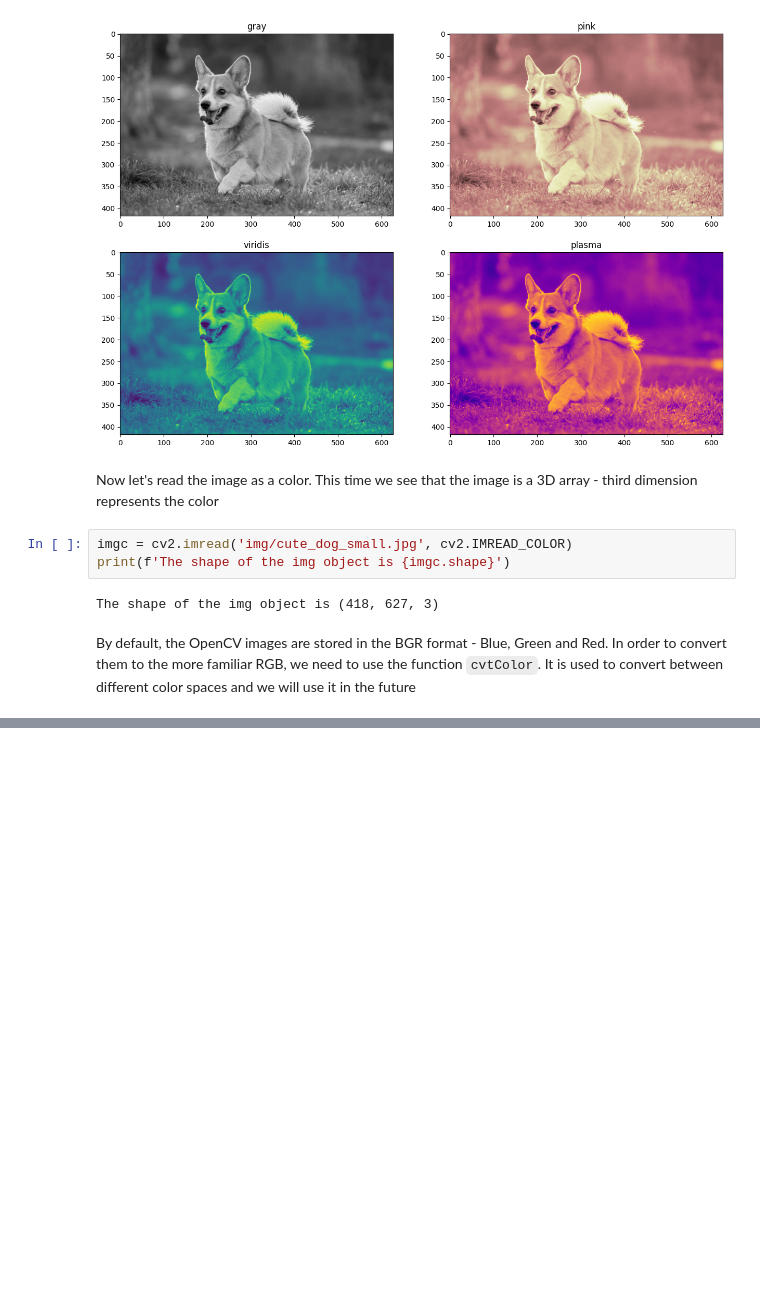
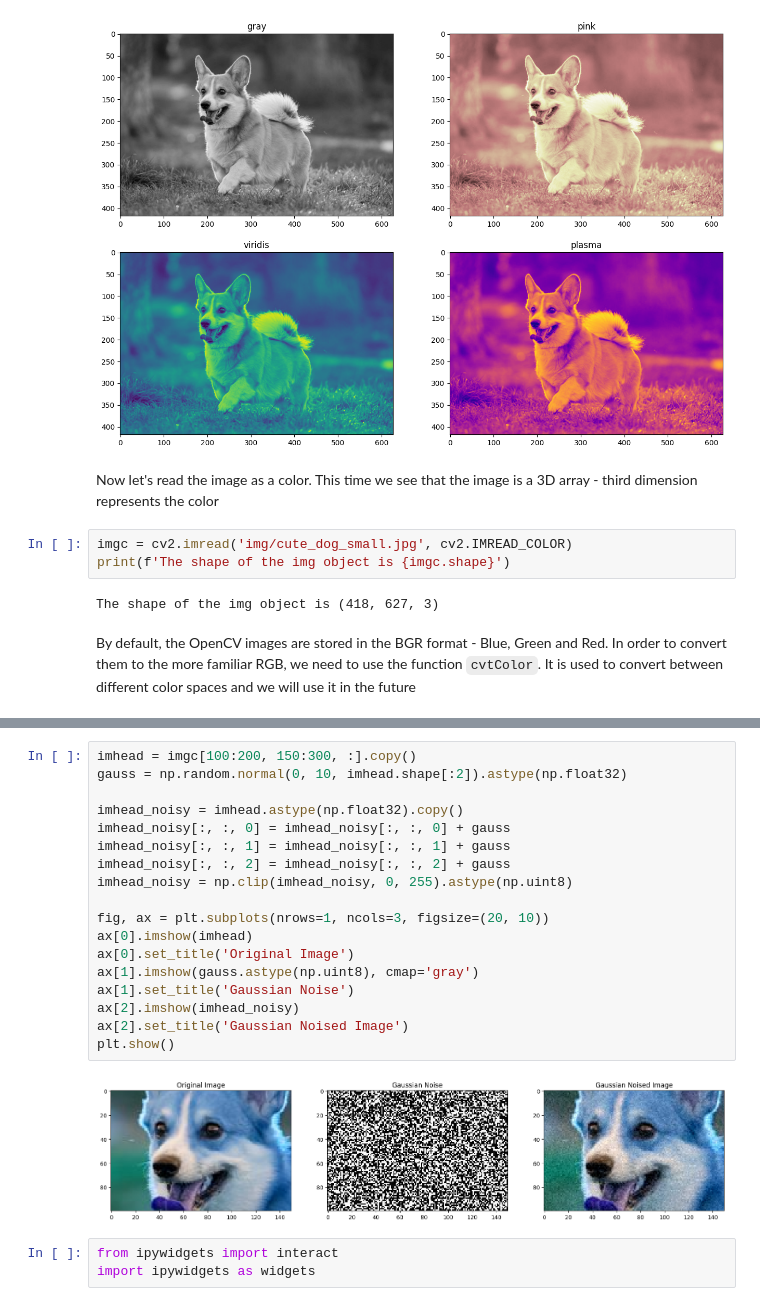
Before and after one commit to borislevant/python4cv, a Jupyter notebook: basic_image_operations.ipynb, the cells around one changed output, grey strips where cells are left out. Drawn from its saved outputs; the diff is of its cells as text; blank space fills up the shorter version.

```diff
--- a/basic_image_operations.ipynb
+++ b/basic_image_operations.ipynb
@@ -84,0 +112,23 @@ del(camera)
+# %%
+imhead = imgc[100:200, 150:300, :].copy()
+gauss = np.random.normal(0, 10, imhead.shape[:2]).astype(np.float32)
+
+imhead_noisy = imhead.astype(np.float32).copy()
+imhead_noisy[:, :, 0] = imhead_noisy[:, :, 0] + gauss
+imhead_noisy[:, :, 1] = imhead_noisy[:, :, 1] + gauss
+imhead_noisy[:, :, 2] = imhead_noisy[:, :, 2] + gauss
+imhead_noisy = np.clip(imhead_noisy, 0, 255).astype(np.uint8)
+
+fig, ax = plt.subplots(nrows=1, ncols=3, figsize=(20, 10))
+ax[0].imshow(imhead)
+ax[0].set_title('Original Image')
+ax[1].imshow(gauss.astype(np.uint8), cmap='gray')
+ax[1].set_title('Gaussian Noise')
+ax[2].imshow(imhead_noisy)
+ax[2].set_title('Gaussian Noised Image')
+plt.show()
+# %% [output]
+[figure, added]
+# %%
+from ipywidgets import interact
+import ipywidgets as widgets
```
Also changed, not shown: parts of 27 cells of this notebook, 1 other file.
